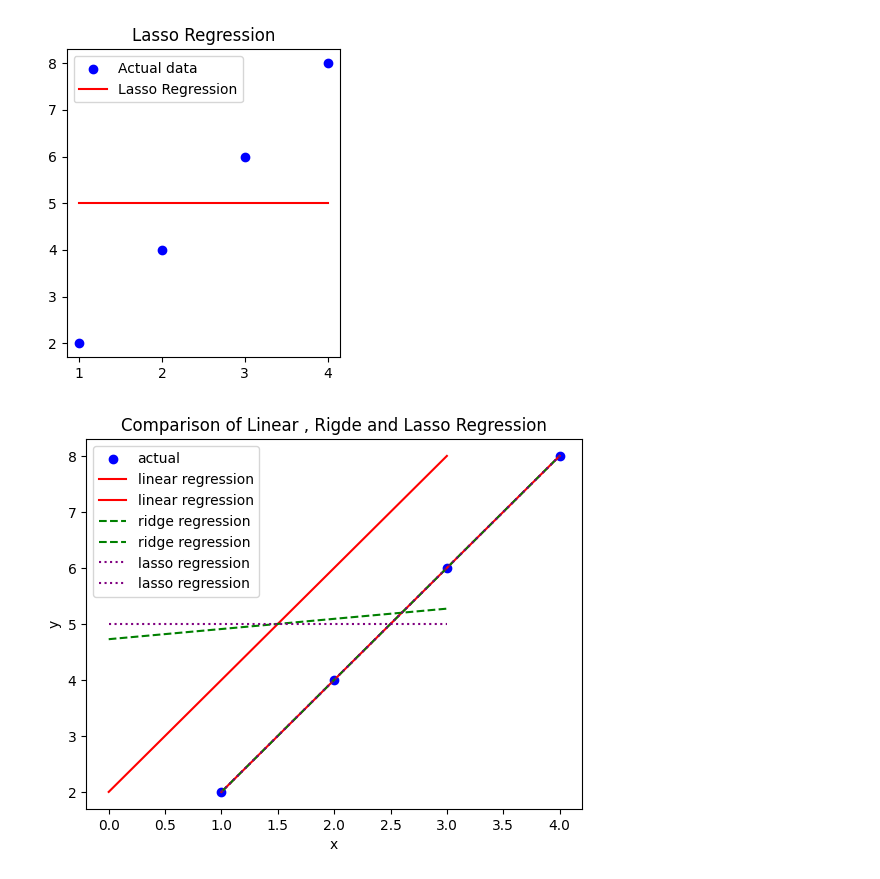
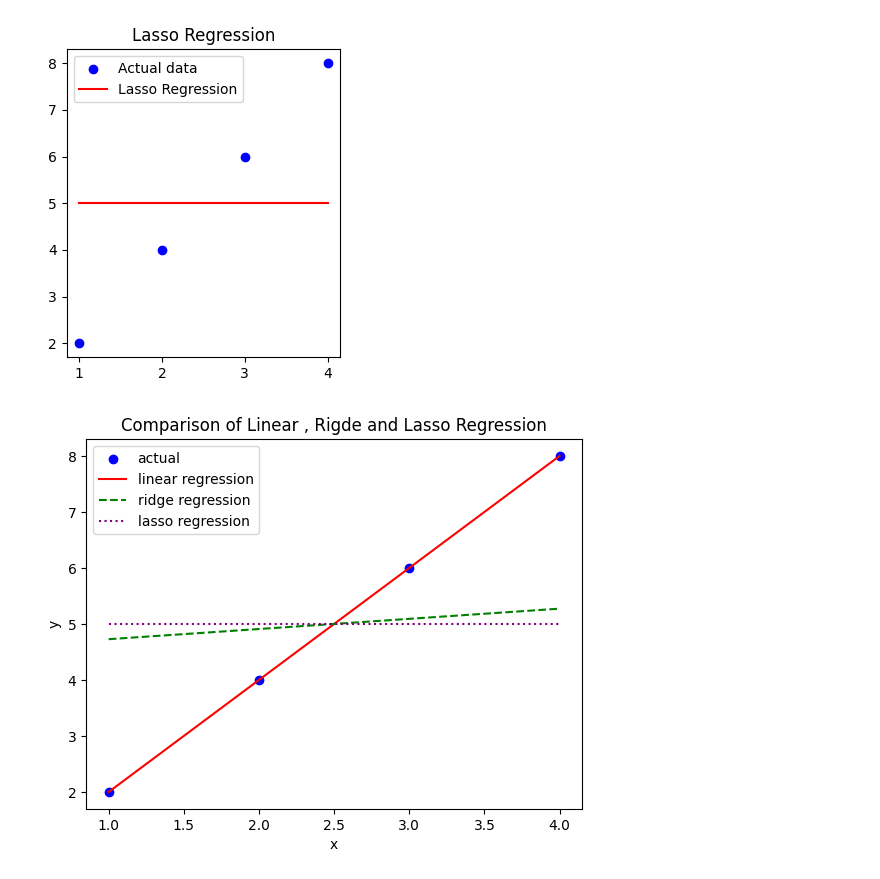
Before and after one commit to Hazem-Amr/GIZ4_AIS2_S1_Ml, a Jupyter notebook: src/ML/Session_3/Code/Code.ipynb, the cells around one changed output. Saved outputs shown, nothing was run; the diff lists cells and outputs as text; code cells hidden in the pictures.

```diff
--- a/src/ML/Session_3/Code/Code.ipynb
+++ b/src/ML/Session_3/Code/Code.ipynb
@@ -103,14 +103,14 @@ plt.show()
 # %%
 plt.scatter(x,y , color = 'blue' , label = "actual")
 
-plt.plot(x,y , y_pred_lin, color = 'red' , label = 'linear regression')
-plt.plot(x,y , y_pred_ridge, color = 'green', linestyle = "--" , label = 'ridge regression')
-plt.plot(x,y , y_pred_lasso, color = 'purple' ,linestyle = ":", label = 'lasso regression')
+plt.plot(x, y_pred_lin, color = 'red' , label = 'linear regression')
+plt.plot(x, y_pred_ridge, color = 'green', linestyle = "--" , label = 'ridge regression')
+plt.plot(x, y_pred_lasso, color = 'purple' ,linestyle = ":", label = 'lasso regression')
 
 plt.title("Comparison of Linear , Rigde and Lasso Regression")
 plt.xlabel("x")
 plt.ylabel("y")
 plt.legend()
 plt.show()
 # %% [output]
-[figure, old version]
+[figure, new version]
```
